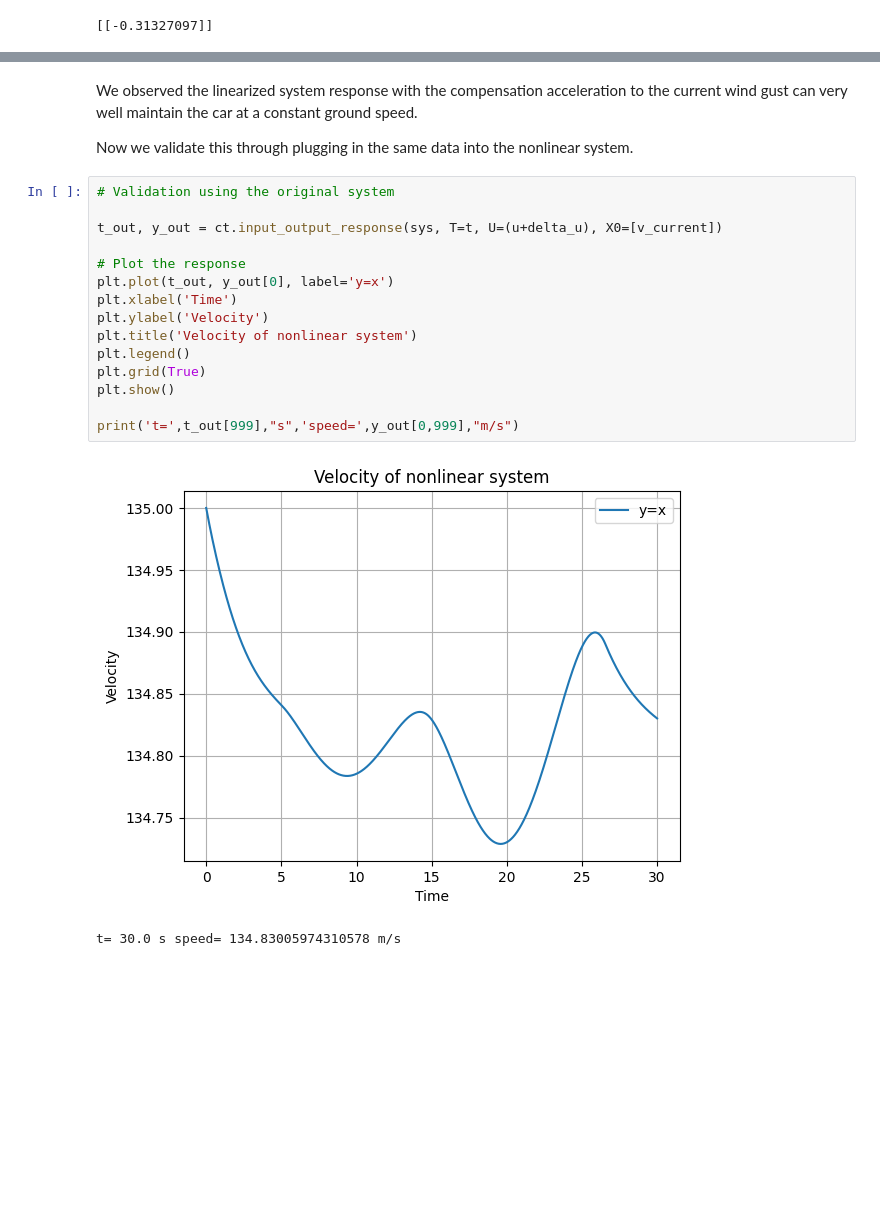
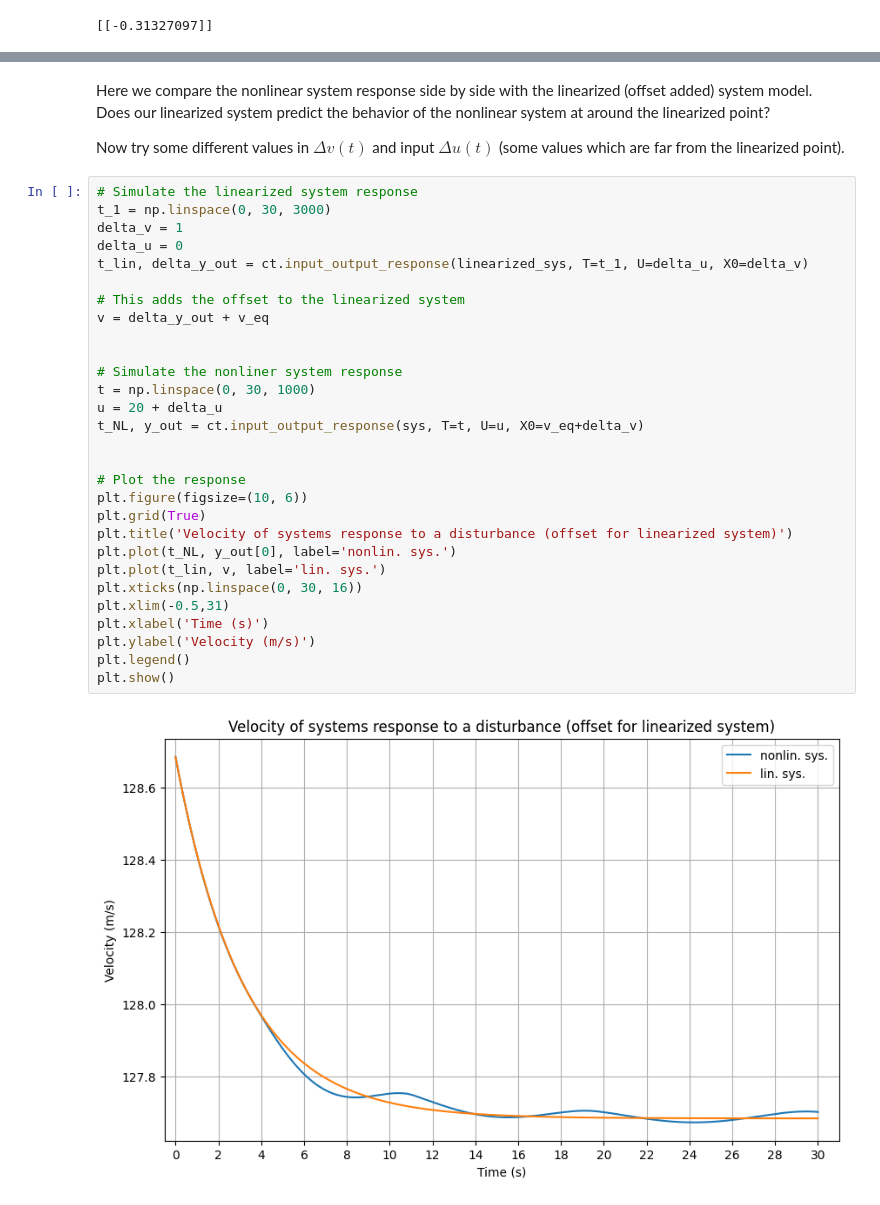
Before and after one commit to idsc-frazzoli/CS2-2024-notebooks, a Jupyter notebook: ps11-NLC1/Elias_part_test_2024-05-16.ipynb, the cells around one changed output, grey strips where cells are left out. Drawn from its saved outputs; the diff is of its cells as text; blank space fills up the shorter version.

```diff
--- a/ps11-NLC1/Elias_part_test_2024-05-16.ipynb
+++ b/ps11-NLC1/Elias_part_test_2024-05-16.ipynb
@@ -269,24 +222,37 @@ t= 30.0 s speed= 134.9999998343452 m/s
-# %% [markdown]
-We observed the linearized system response with the compensation acceleration to the current wind gust can very well maintain the car at a constant ground speed.
-
-Now we validate this through plugging in the same data into the nonlinear system.
-# %%
-# Validation using the original system
-
-t_out, y_out = ct.input_output_response(sys, T=t, U=(u+delta_u), X0=[v_current])
-
-# Plot the response
-plt.plot(t_out, y_out[0], label='y=x')
-plt.xlabel('Time')
-plt.ylabel('Velocity')
-plt.title('Velocity of nonlinear system')
-plt.legend()
-plt.grid(True)
-plt.show()
-
-print('t=',t_out[999],"s",'speed=',y_out[0,999],"m/s")
-# %% [output]
-[figure, removed]
-t= 30.0 s speed= 134.83005974310578 m/s
+# %% [markdown]
+Here we compare the nonlinear system response side by side with the linearized (offset added) system model. Does our linearized system predict the behavior of the nonlinear system at around the linearized point?
+
+Now try some different values in $\Delta v(t)$ and input $\Delta u(t)$ (some values which are far from the linearized point).
+# %%
+# Simulate the linearized system response
+t_1 = np.linspace(0, 30, 3000)
+delta_v = 1
+delta_u = 0
+t_lin, delta_y_out = ct.input_output_response(linearized_sys, T=t_1, U=delta_u, X0=delta_v)
+
+# This adds the offset to the linearized system
+v = delta_y_out + v_eq
+
+
+# Simulate the nonliner system response
+t = np.linspace(0, 30, 1000)
+u = 20 + delta_u
+t_NL, y_out = ct.input_output_response(sys, T=t, U=u, X0=v_eq+delta_v)
+
+
+# Plot the response
+plt.figure(figsize=(10, 6))
+plt.grid(True)
+plt.title('Velocity of systems response to a disturbance (offset for linearized system)')
+plt.plot(t_NL, y_out[0], label='nonlin. sys.')
+plt.plot(t_lin, v, label='lin. sys.')
+plt.xticks(np.linspace(0, 30, 16))
+plt.xlim(-0.5,31)
+plt.xlabel('Time (s)')
+plt.ylabel('Velocity (m/s)')
+plt.legend()
+plt.show()
+# %% [output]
+[figure, added]
 # %% [markdown]
 we noticed that the linearized system gives a very similar response compared with the nonlinear one.
```
Also changed, not shown: parts of 11 cells of this notebook.
